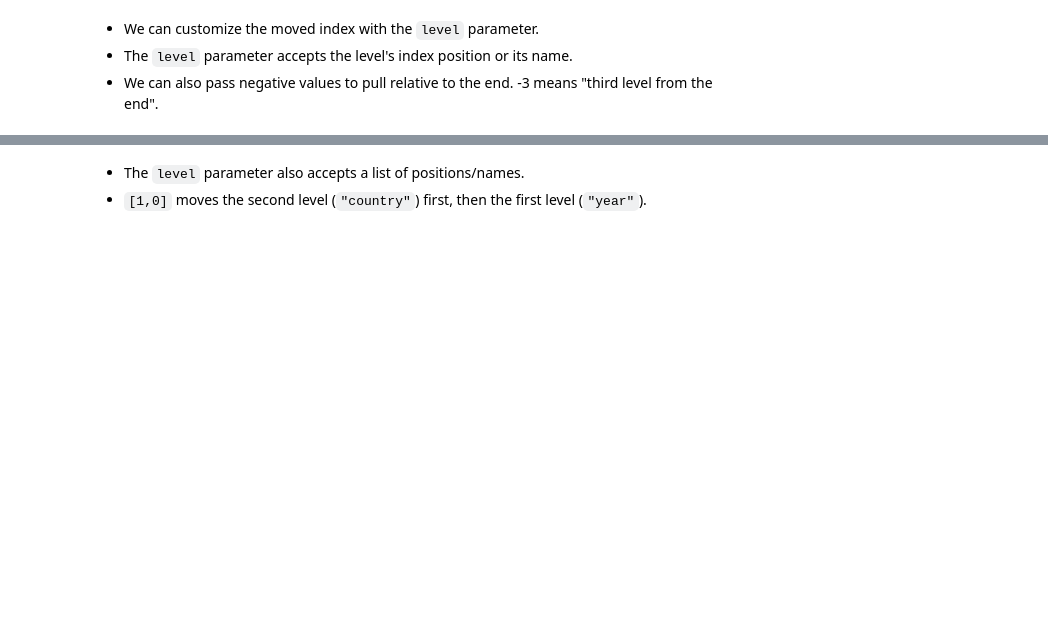
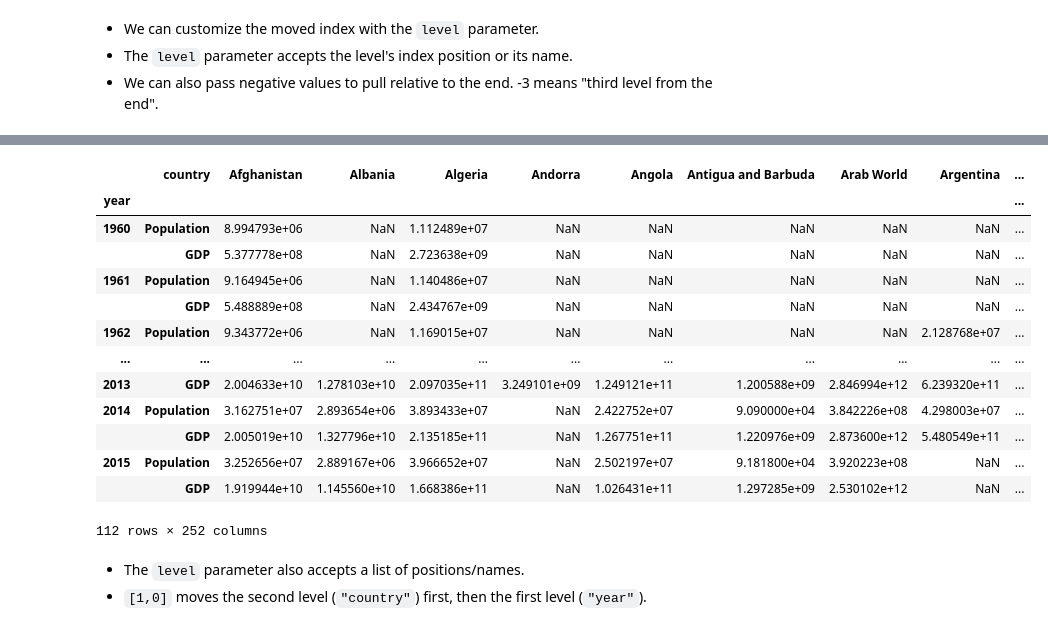
Before and after one commit to Sai-Krishna-t/data-analysis-with-pandas-and-python, a Jupyter notebook: Incomplete/08 - MultiIndex.ipynb, the cells around one changed output, grey strips where cells are left out. Cells and saved outputs as stored; diff of their text form; code cells hidden in the pictures; blank space fills up the shorter version.

```diff
--- a/Incomplete/08 - MultiIndex.ipynb
+++ b/Incomplete/08 - MultiIndex.ipynb
@@ -242,3 +682,20 @@ MultiIndex([('2000-04-01',            'Argentina'),
+# %%
+world.unstack(level=1)
+# %% [output]
+|  | country | Afghanistan | Albania | Algeria | Andorra | Angola | Antigua and Barbuda | Arab World | Argentina | ... |
+| year |  |  |  |  |  |  |  |  |  | ... |
+| 1960 | Population | 8.994793e+06 | NaN | 1.112489e+07 | NaN | NaN | NaN | NaN | NaN | ... |
+|  | GDP | 5.377778e+08 | NaN | 2.723638e+09 | NaN | NaN | NaN | NaN | NaN | ... |
+| 1961 | Population | 9.164945e+06 | NaN | 1.140486e+07 | NaN | NaN | NaN | NaN | NaN | ... |
+|  | GDP | 5.488889e+08 | NaN | 2.434767e+09 | NaN | NaN | NaN | NaN | NaN | ... |
+| 1962 | Population | 9.343772e+06 | NaN | 1.169015e+07 | NaN | NaN | NaN | NaN | 2.128768e+07 | ... |
+| ... | ... | ... | ... | ... | ... | ... | ... | ... | ... | ... |
+| 2013 | GDP | 2.004633e+10 | 1.278103e+10 | 2.097035e+11 | 3.249101e+09 | 1.249121e+11 | 1.200588e+09 | 2.846994e+12 | 6.239320e+11 | ... |
+| 2014 | Population | 3.162751e+07 | 2.893654e+06 | 3.893433e+07 | NaN | 2.422752e+07 | 9.090000e+04 | 3.842226e+08 | 4.298003e+07 | ... |
+|  | GDP | 2.005019e+10 | 1.327796e+10 | 2.135185e+11 | NaN | 1.267751e+11 | 1.220976e+09 | 2.873600e+12 | 5.480549e+11 | ... |
+| 2015 | Population | 3.252656e+07 | 2.889167e+06 | 3.966652e+07 | NaN | 2.502197e+07 | 9.181800e+04 | 3.920223e+08 | NaN | ... |
+|  | GDP | 1.919944e+10 | 1.145560e+10 | 1.668386e+11 | NaN | 1.026431e+11 | 1.297285e+09 | 2.530102e+12 | NaN | ... |
+112 rows × 252 columns
 # %% [markdown]
 - The `level` parameter also accepts a list of positions/names.
 - `[1,0]` moves the second level (`"country"`) first, then the first level (`"year"`).
```
Also changed, not shown: parts of 52 cells of this notebook, 1 other file.
